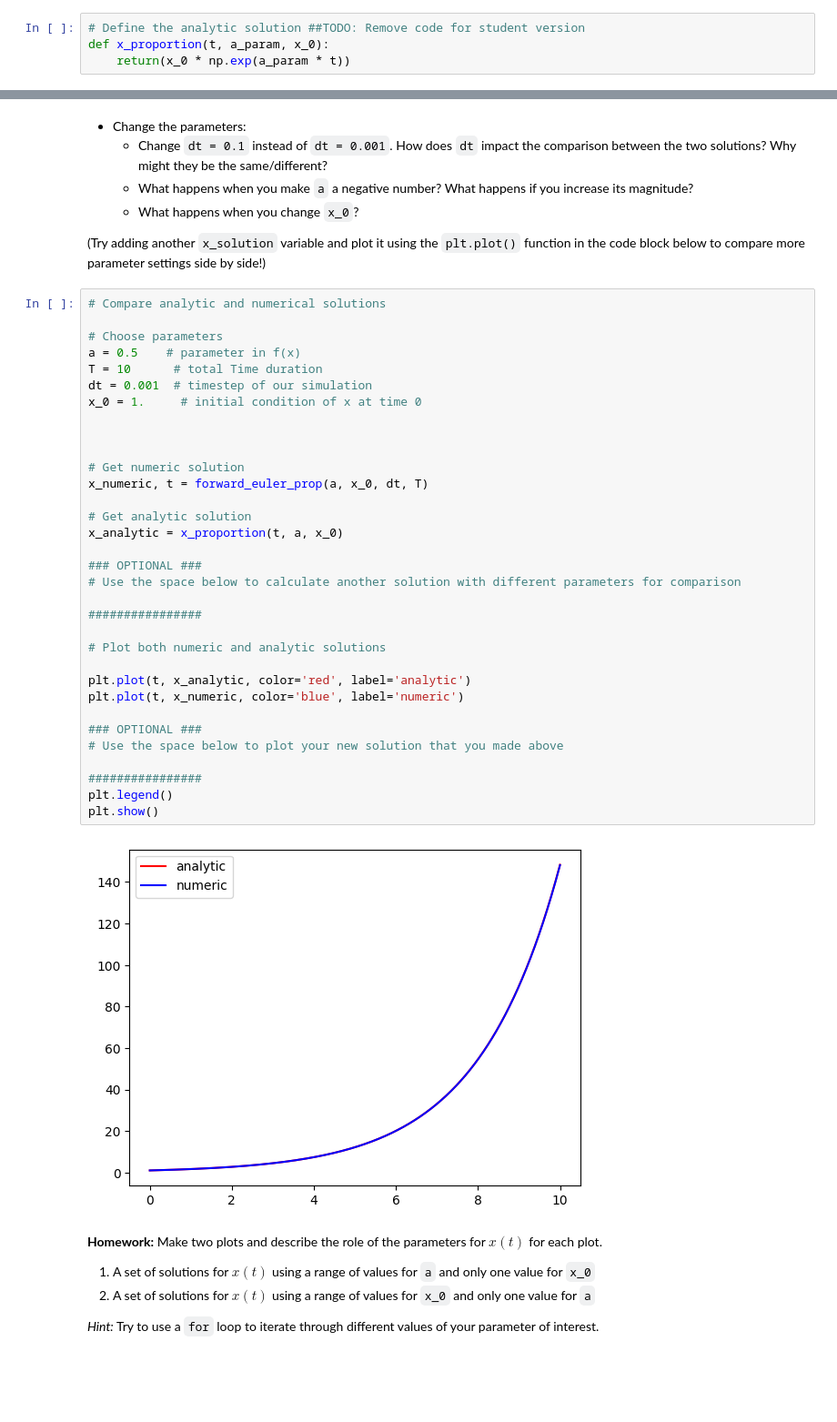
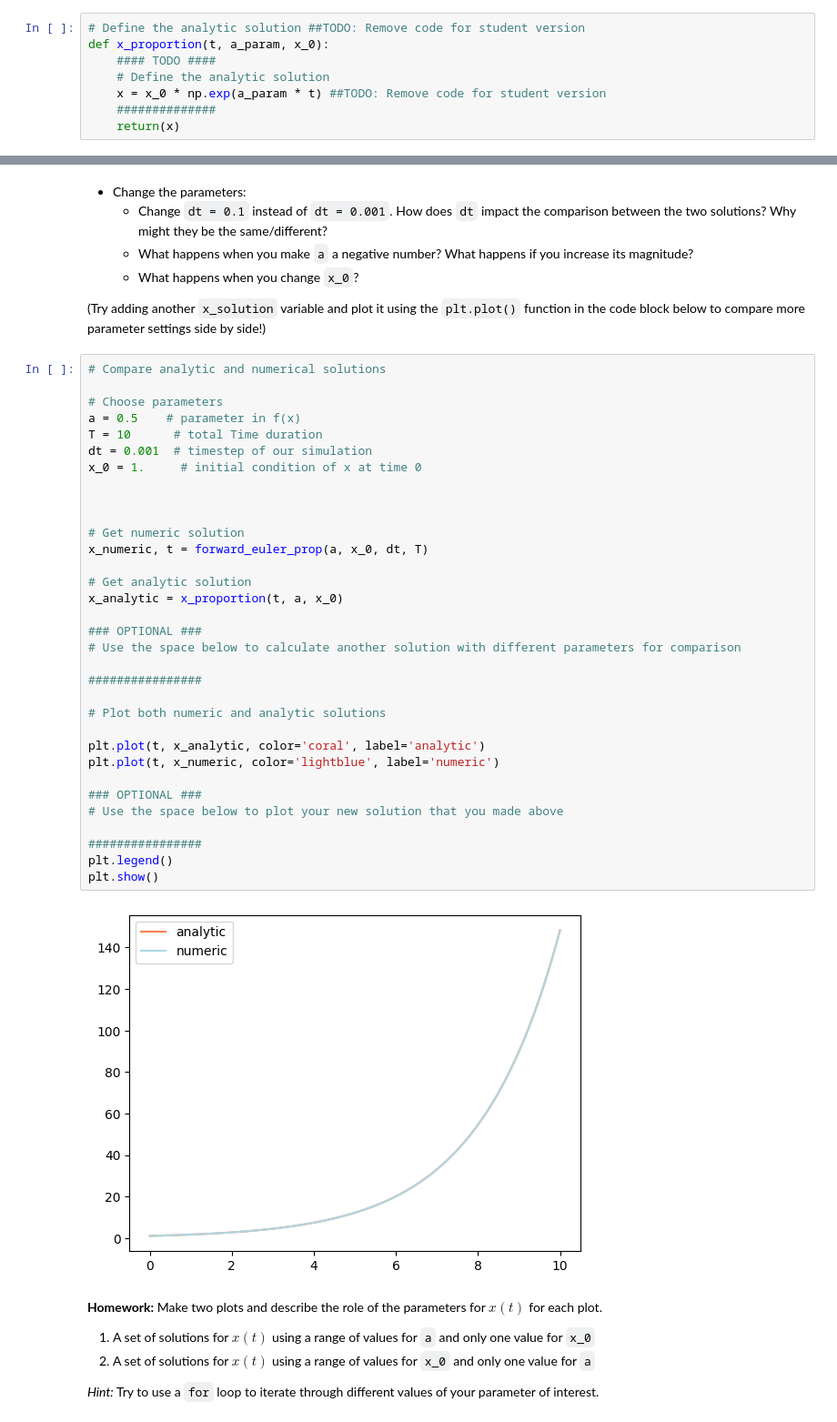
Before and after one commit to ilennaj/neuron_model_tutorial, a Jupyter notebook: notebooks/01_ode_tutorial.ipynb, the cells around one changed output, grey strips where cells are left out. Shown at 91% size. Saved outputs shown, nothing was run; the diff lists cells and outputs as text; blank space fills up the shorter version.

```diff
--- a/notebooks/01_ode_tutorial.ipynb
+++ b/notebooks/01_ode_tutorial.ipynb
@@ -243,7 +251,11 @@ Let's plot this solution to visualize it. First let's define the analytic soluti
 # %%
 # Define the analytic solution ##TODO: Remove code for student version
 def x_proportion(t, a_param, x_0):
-    return(x_0 * np.exp(a_param * t))
+    #### TODO ####
+    # Define the analytic solution
+    x = x_0 * np.exp(a_param * t) ##TODO: Remove code for student version
+    ##############
+    return(x)
 # %% [markdown]
 Next, let's assume the values of $a$ and the initial value $x_0$.
 # %%
@@ -405,36 +422,36 @@ plt.show()
 
 # Choose parameters
 a = 0.5    # parameter in f(x)
 T = 10      # total Time duration
 dt = 0.001  # timestep of our simulation
 x_0 = 1.     # initial condition of x at time 0
 
 
 
 # Get numeric solution
 x_numeric, t = forward_euler_prop(a, x_0, dt, T)
 
 # Get analytic solution
 x_analytic = x_proportion(t, a, x_0)
 
 ### OPTIONAL ###
 # Use the space below to calculate another solution with different parameters for comparison
 
 ################
 
 # Plot both numeric and analytic solutions
 
-plt.plot(t, x_analytic, color='red', label='analytic')
-plt.plot(t, x_numeric, color='blue', label='numeric')
+plt.plot(t, x_analytic, color='coral', label='analytic')
+plt.plot(t, x_numeric, color='lightblue', label='numeric')
 
 ### OPTIONAL ###
 # Use the space below to plot your new solution that you made above
 
 ################
 plt.legend()
 plt.show()
 # %% [output]
-[figure, old version]
+[figure, new version]
 # %% [markdown]
 **Homework:** Make two plots and describe the role of the parameters for $x(t)$ for each plot.
 1. A set of solutions for $x(t)$ using a range of values for `a` and only one value for `x_0`
```
Also changed, not shown: parts of 6 cells of this notebook, 1 other file.
